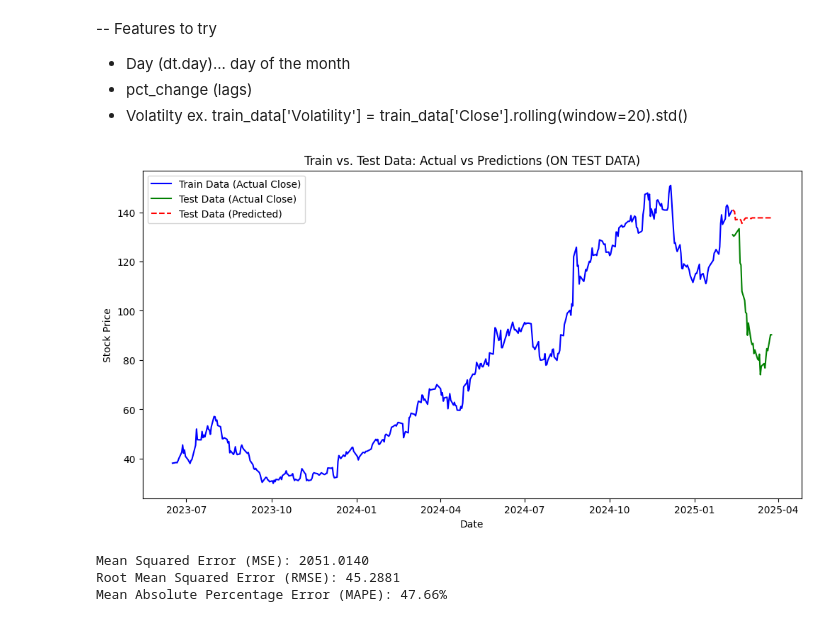
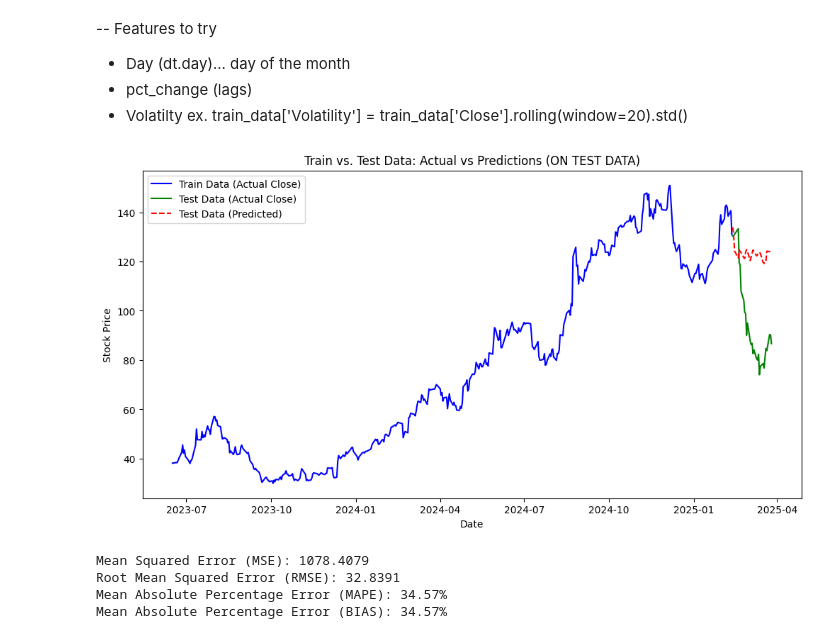
Before and after one commit to mfannin099/Stock_Analysis, a Jupyter notebook: notebooks/predictions.ipynb, the cells around one changed output. Saved outputs shown, nothing was run; the diff lists cells and outputs as text; code cells hidden in the pictures.

Commit message:
XGBoost model is getting better

```diff
--- a/notebooks/predictions.ipynb
+++ b/notebooks/predictions.ipynb
@@ -29,6 +29,9 @@ def display_metrics(df):
 
     mape = (abs(df['Close'] - df['preds']) / df['Close']).mean() * 100
     print(f"Mean Absolute Percentage Error (MAPE): {mape:.2f}%")
+
+    bias = (df['Close'] - df['preds']) / df['Close'].mean() * 100
+    print(f"Mean Absolute Percentage Error (BIAS): {mape:.2f}%")
 # %%
 def plot_train_test(train, test):
     plt.figure(figsize=(12, 6))
@@ -203,7 +190,7 @@ train_data = df_filtered[df_filtered.index < first_test_date][["Close"]].copy()
 # %%
 ## Constants for Modeling
 
-df_to_model = df_filtered[['Close']].copy()
+df_to_model = df_filtered[['Close', 'Volume']].copy()
 predictions_df = pd.DataFrame()
 last_price = df_to_model['Close'].iloc[-1]
 days_of_trading_to_predict = 100
@@ -222,5 +209,3 @@ future_dates = [date for date in future_dates if date not in us_holidays]
 future_dates = future_dates[:days_of_trading_to_predict]
 
 predictions_df = pd.DataFrame({'dt': future_dates})
-
-predictions_df
@@ -492,37 +468,45 @@ xgboost_df['years_past'] = time_diff.days // 365  # Approximation of years
 xgboost_df[['days_past', 'months_past', 'years_past']] = xgboost_df[['days_past', 'months_past', 'years_past']].apply(lambda x: x.abs())
 
 xgboost_df['month'] = xgboost_df.index.month
+xgboost_df['day'] = xgboost_df.index.day
+xgboost_df["day_of_week"] = xgboost_df.index.weekday
 
 # Adding Lag Features
 xgboost_df[f'lag_{lag_value}'] = xgboost_df['Close'].shift(lag_value).fillna(0)
 xgboost_df[f'lag_{lag_value2}'] = xgboost_df['Close'].shift(lag_value2).fillna(0)
+
+xgboost_df[f'lag_{lag_value}_volume'] = xgboost_df['Volume'].shift(lag_value).fillna(0)
+xgboost_df[f'lag_{lag_value2}_volume'] = xgboost_df['Volume'].shift(lag_value2).fillna(0)
 
 ## Creating train & test
 test_data = xgboost_df.tail(test_length).copy()
 first_test_date = test_data.index[0] # To make train
 
 # Train Data
 train_data = xgboost_df[xgboost_df.index < first_test_date].copy()
 
-X_train = train_data[['days_past', 'months_past', 'years_past', f'lag_{lag_value}', f'lag_{lag_value2}', 'month']]
+#X_train = train_data[['days_past', 'months_past', 'years_past', f'lag_{lag_value}', f'lag_{lag_value2}', 'month']]
+X_train = train_data[['days_past', 'months_past', 'years_past', f'lag_{lag_value}', f'lag_{lag_value2}', 'month',f'lag_{lag_value}_volume', f'lag_{lag_value2}_volume', 'day_of_week', 'day']]
 y_train = train_data['Close']
 
-X_test = test_data[['days_past', 'months_past', 'years_past', f'lag_{lag_value}', f'lag_{lag_value2}', 'month']]
+#X_test = test_data[['days_past', 'months_past', 'years_past', f'lag_{lag_value}', f'lag_{lag_value2}', 'month', ]]
+X_test = test_data[['days_past', 'months_past', 'years_past', f'lag_{lag_value}', f'lag_{lag_value2}', 'month', f'lag_{lag_value}_volume', f'lag_{lag_value2}_volume', 'day_of_week', 'day']]
 y_test = test_data['Close']
 
 model = xgb.XGBRegressor(n_estimators=1000, learning_rate=0.1, max_depth=3)
 model.fit(X_train, y_train)
 
 y_pred = model.predict(X_test)
 test_data['preds'] = y_pred
 
 # Plot results
 plot_train_test(train_data, test_data)
 
 # Display performance metrics
 display_metrics(test_data)
 # %% [output]
-[figure, old version]
+[figure, new version]
-Mean Squared Error (MSE): 2051.0140
-Root Mean Squared Error (RMSE): 45.2881
-Mean Absolute Percentage Error (MAPE): 47.66%
+Mean Squared Error (MSE): 1078.4079
+Root Mean Squared Error (RMSE): 32.8391
+Mean Absolute Percentage Error (MAPE): 34.57%
+Mean Absolute Percentage Error (BIAS): 34.57%
```
Also changed, not shown: parts of 15 cells of this notebook.
